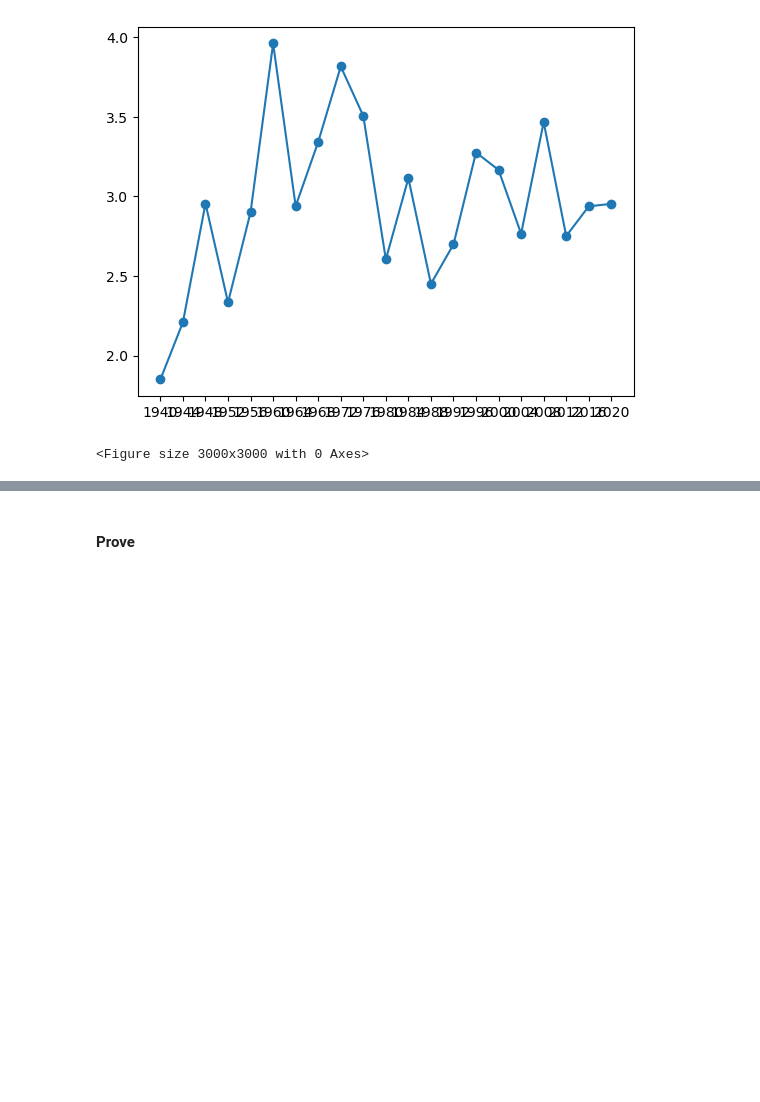
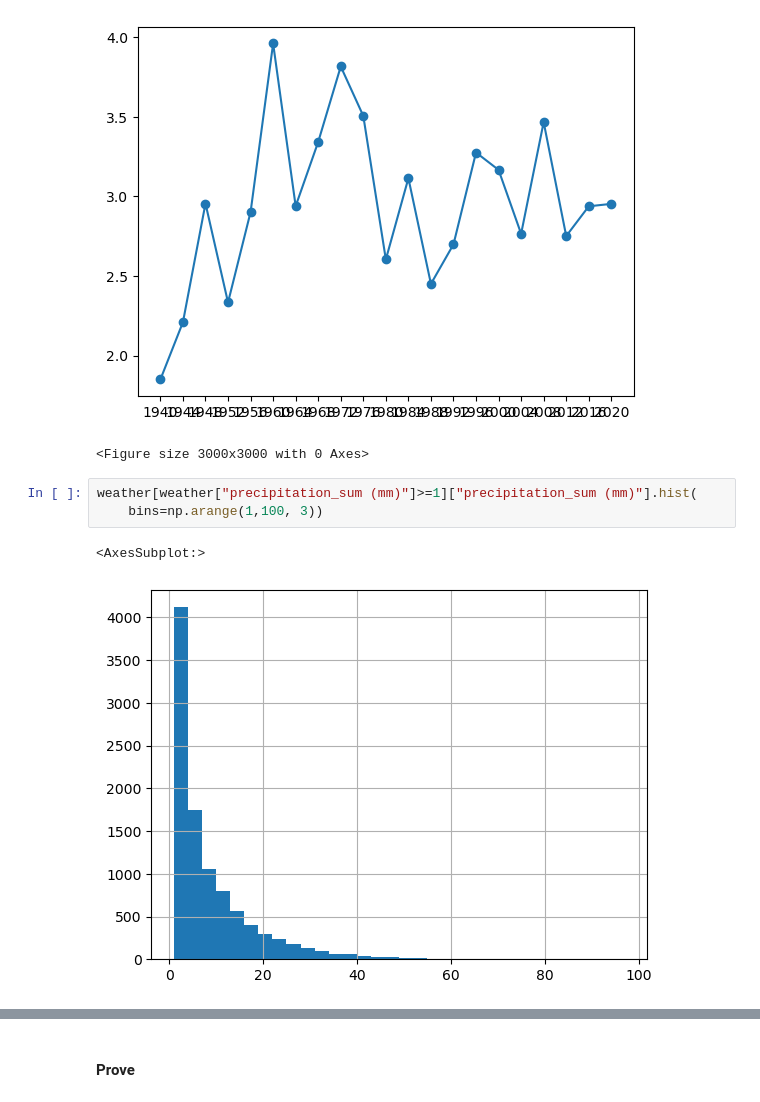
Before and after one commit to Favo02-unimi/visualizzazione-scientifica, a Jupyter notebook: climate.ipynb, the cells around one changed output, grey strips where cells are left out. Saved outputs shown, nothing was run; the diff lists cells and outputs as text; blank space fills up the shorter version.

Commit message:
add precipitation analysis

```diff
--- a/climate.ipynb
+++ b/climate.ipynb
@@ -225,3 +256,9 @@ plt.show()
 # %% [output]
 [figure]
 <Figure size 3000x3000 with 0 Axes>
+# %%
+weather[weather["precipitation_sum (mm)"]>=1]["precipitation_sum (mm)"].hist(
+    bins=np.arange(1,100, 3))
+# %% [output]
+<AxesSubplot:>
+[figure, added]
```
Also changed, not shown: parts of 12 cells of this notebook.
